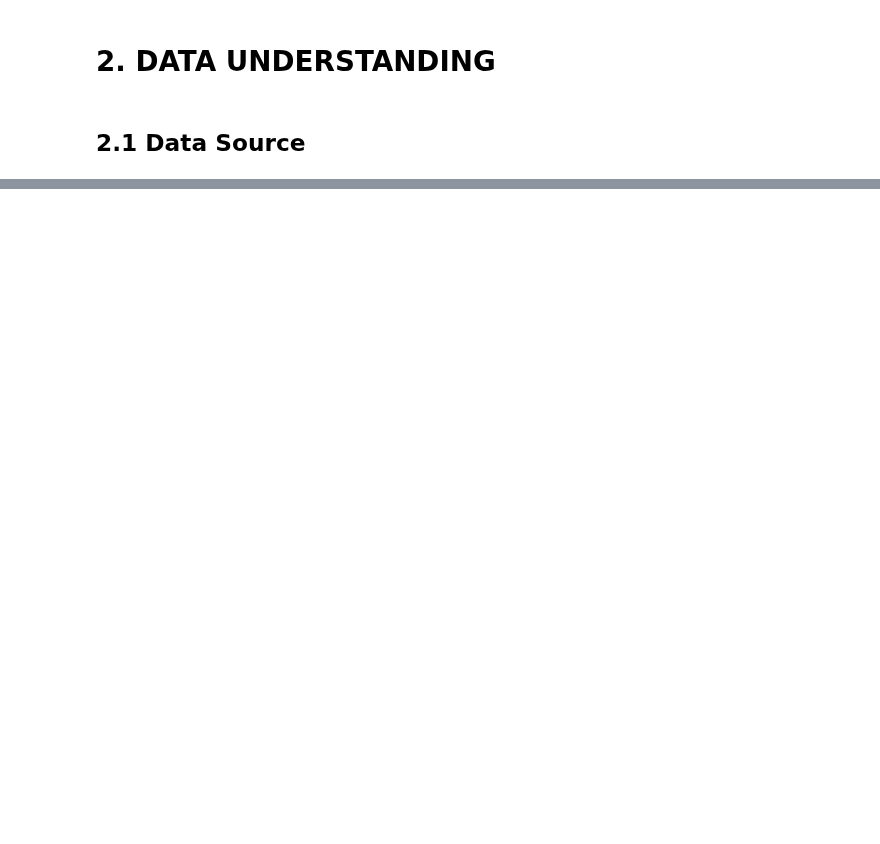
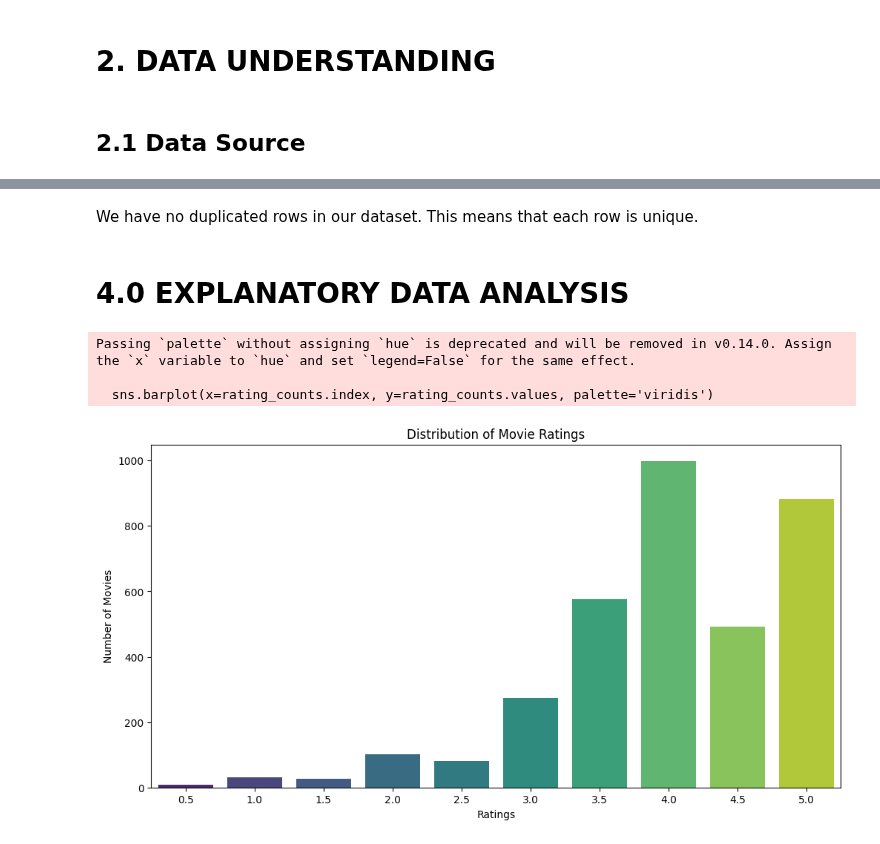
Before and after one commit to ruth-kitasi/Movielens-Recommendation-System, a Jupyter notebook: work_folder/Joseline.ipynb, the cells around one changed output, grey strips where cells are left out. Saved outputs shown, nothing was run; the diff lists cells and outputs as text; code cells hidden in the pictures; blank space fills up the shorter version.

```diff
--- a/work_folder/Joseline.ipynb
+++ b/work_folder/Joseline.ipynb
@@ -614,0 +316,6 @@ Recommendations for user 5: ['Casablanca (1942)', 'Princess Bride, The (1987)',
+# %%
+#converting our headers to title case from the current lowercase.
+Movies_df.rename(columns=lambda x: x.title(), inplace=True)
+
+##viewing our dataset our the headers converstion
+Movies_df.tail()
@@ -614,0 +407,6 @@ Recommendations for user 5: ['Casablanca (1942)', 'Princess Bride, The (1987)',
+# %%
+# Extracting the year from the Title and creating a new column year_of_production
+Movies_df['year_of_production'] = Movies_df['Title'].str.extract(r'\((\d{4})\)')
+
+#viewing the dataset
+Movies_df.sample(n=5)
@@ -614,0 +456,3 @@ Recommendations for user 5: ['Casablanca (1942)', 'Princess Bride, The (1987)',
+# %%
+# Remove rows with any missing values
+Movies_df.dropna(inplace=True)
@@ -614,0 +481,3 @@ Recommendations for user 5: ['Casablanca (1942)', 'Princess Bride, The (1987)',
+# %%
+# Convert the year_of_production column to integer
+Movies_df['year_of_production'] = Movies_df['year_of_production'].astype(int)
@@ -614,0 +494,4 @@ Recommendations for user 5: ['Casablanca (1942)', 'Princess Bride, The (1987)',
+# %% [markdown]
+We have no duplicated rows in our dataset. This means that each row is unique.
+# %% [markdown]
+# 4.0 EXPLANATORY DATA ANALYSIS
@@ -614,0 +503,23 @@ Recommendations for user 5: ['Casablanca (1942)', 'Princess Bride, The (1987)',
+# %%
+
+def plot_rating_distribution(data):
+
+    # Count the number of movies for each rating
+    rating_counts = data['Rating'].value_counts().sort_index()
+
+    # Plotting
+    plt.figure(figsize=(12, 6))
+    sns.barplot(x=rating_counts.index, y=rating_counts.values, palette='viridis')
+    plt.title('Distribution of Movie Ratings')
+    plt.xlabel('Ratings')
+    plt.ylabel('Number of Movies')
+    plt.xticks(rotation=0)
+    plt.show()
+
+# Example usage:
+plot_rating_distribution(Movies_df)  # Display the rating distribution plot
+# %% [output]
+Passing `palette` without assigning `hue` is deprecated and will be removed in v0.14.0. Assign the `x` variable to `hue` and set `legend=False` for the same effect.
+
+  sns.barplot(x=rating_counts.index, y=rating_counts.values, palette='viridis')
+[figure, added]
```
Also changed, not shown: parts of 155 cells of this notebook, 1 other file.
